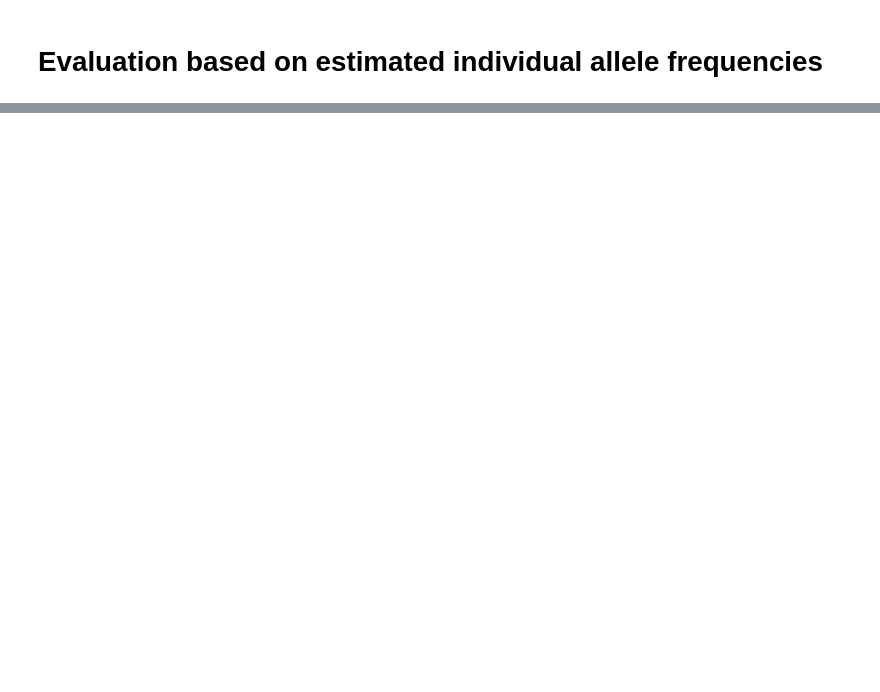
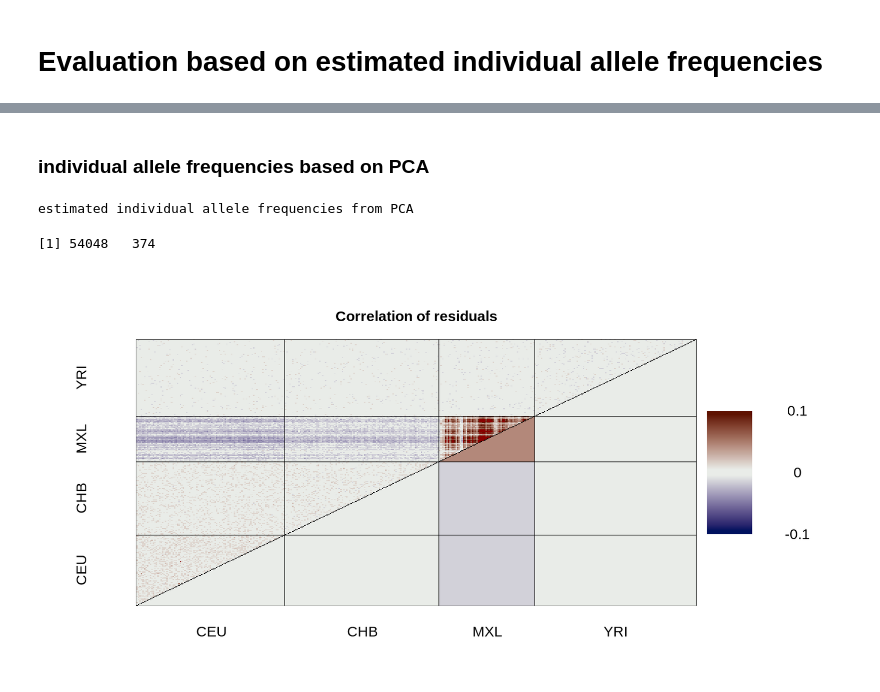
Before and after one commit to popgenDK/evalPopStructure, a Jupyter notebook: evalPCA.ipynb, the cells around one changed output, grey strips where cells are left out. Saved outputs shown, nothing was run; the diff lists cells and outputs as text; code cells hidden in the pictures; blank space fills up the shorter version.

```diff
--- a/evalPCA.ipynb
+++ b/evalPCA.ipynb
@@ -256,0 +140,28 @@ evalPCA <- function(res,k=2){
+# %% [markdown]
+### individual allele frequencies based on PCA
+# %%
+
+## installing a package is slow on colab
+cat("estimated individual allele frequencies from PCA")
+dim(PI)
+if(!require(pcaone)){
+    install.packages("pcaone")
+    library(pcaone)
+}
+# %% [output]
+estimated individual allele frequencies from PCA
+[1] 54048   374
+# %%
+#center data
+avg <- rowMeans(g)
+gtilde <- g - avg
+pca <- pcaone(gtilde,k=2) #very fast PCA (k PCs)
+# %%
+
+## use PCA to estimate individual allele frequencies
+PI <- pca$u%*%diag(pca$d)%*%t(pca$v) + avg
+
+eval <- evalPCA(list(method="PI",g=g,PI=PI))
+plotCorRes(eval$corres,pop=pop,max=0.1)
+# %% [output]
+[figure, added]
```
Also changed, not shown: parts of 9 cells of this notebook.
